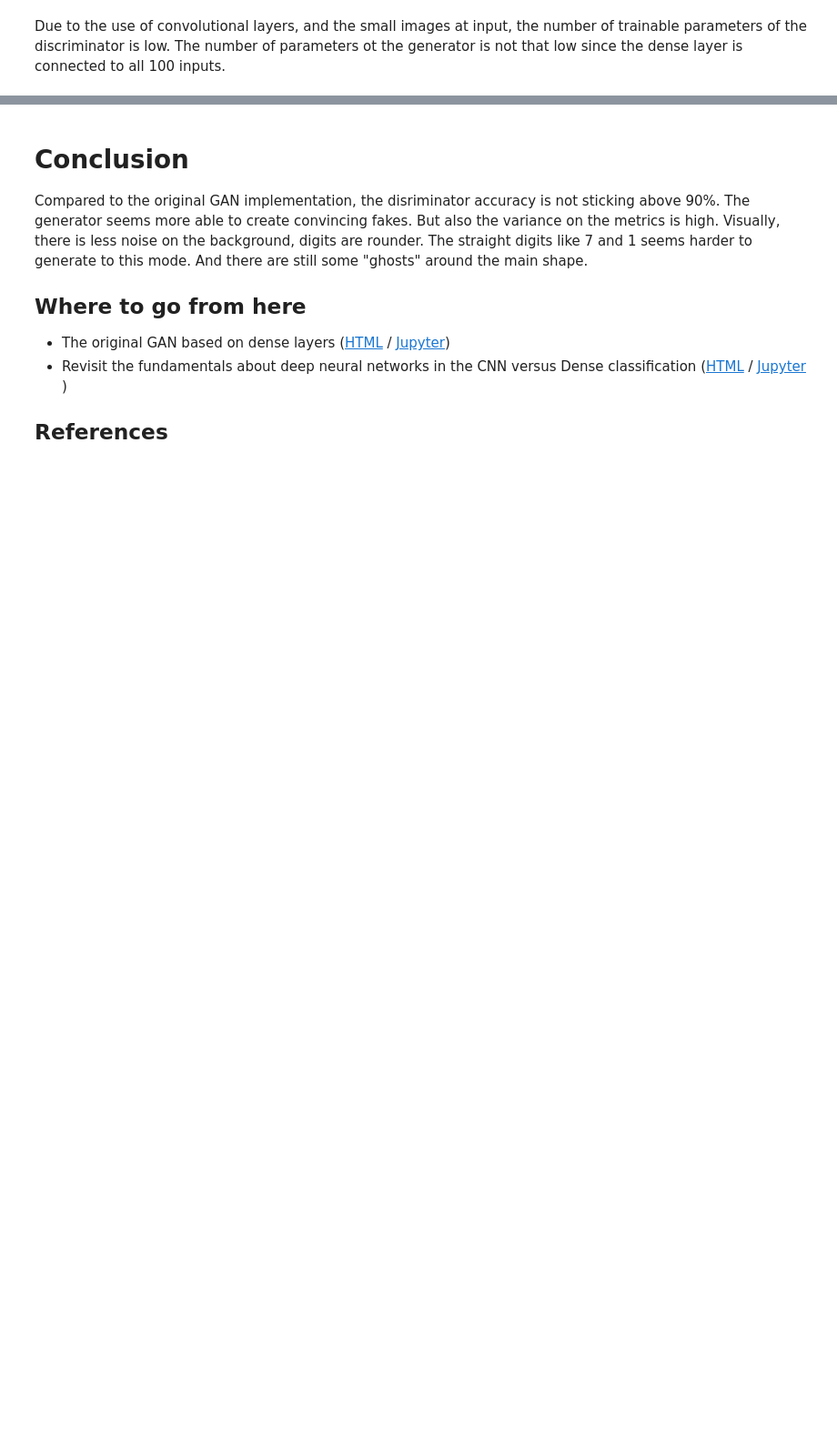
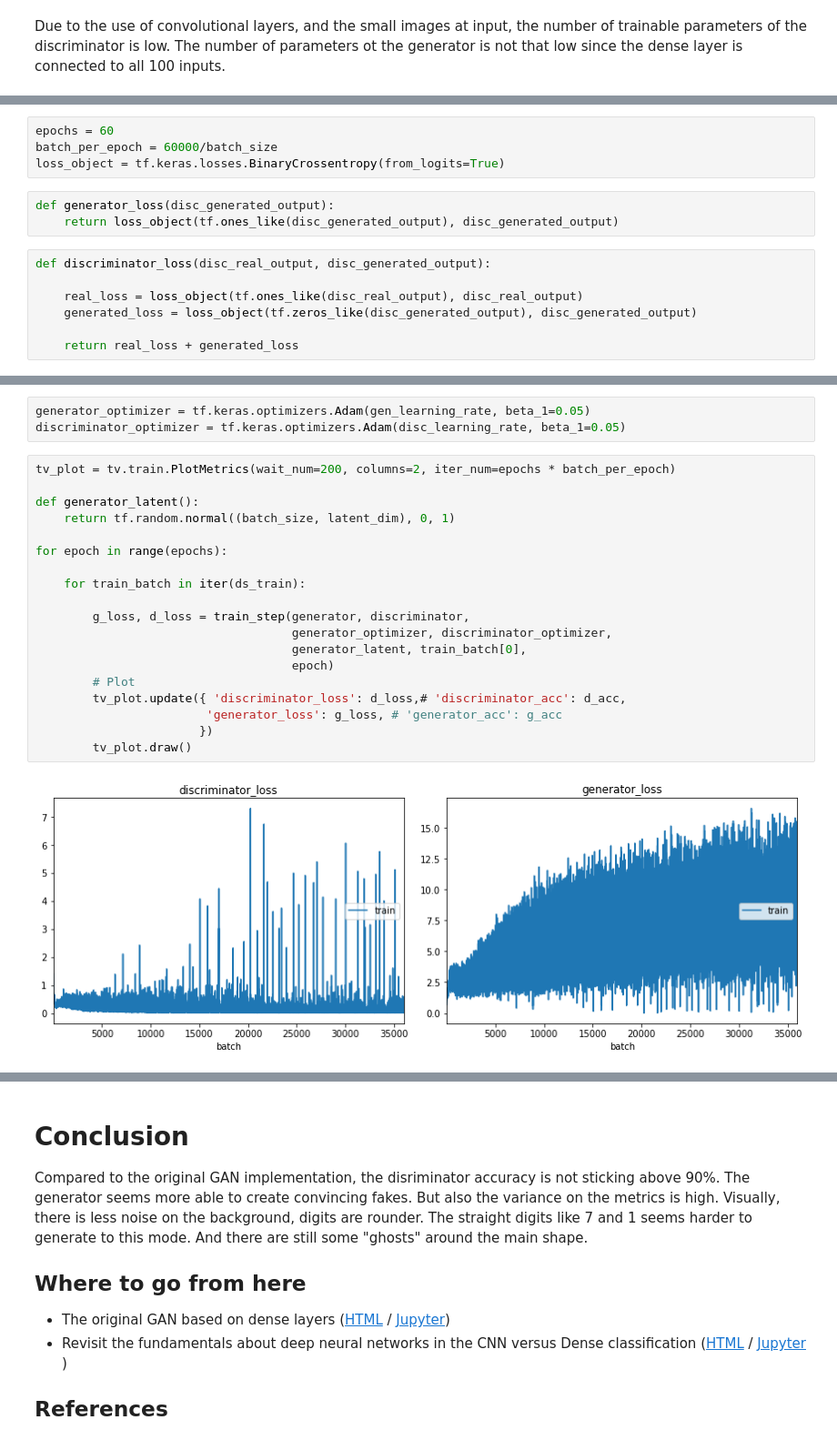
Before and after one commit to tonio73/data-science, a Jupyter notebook: generative/MNIST_SmallDCGAN.ipynb, the cells around one changed output, grey strips where cells are left out. Shown at 91% size. Saved outputs shown, nothing was run; the diff lists cells and outputs as text; blank space fills up the shorter version.

```diff
--- a/generative/MNIST_SmallDCGAN.ipynb
+++ b/generative/MNIST_SmallDCGAN.ipynb
@@ -213,0 +170,14 @@ for epoch in range(epochs):
+# %%
+epochs = 60
+batch_per_epoch = 60000/batch_size
+loss_object = tf.keras.losses.BinaryCrossentropy(from_logits=True)
+# %%
+def generator_loss(disc_generated_output):
+    return loss_object(tf.ones_like(disc_generated_output), disc_generated_output)
+# %%
+def discriminator_loss(disc_real_output, disc_generated_output):
+
+    real_loss = loss_object(tf.ones_like(disc_real_output), disc_real_output)
+    generated_loss = loss_object(tf.zeros_like(disc_generated_output), disc_generated_output)
+
+    return real_loss + generated_loss
@@ -214 +209,25 @@ for epoch in range(epochs):
+# %%
+generator_optimizer = tf.keras.optimizers.Adam(gen_learning_rate, beta_1=0.05)
+discriminator_optimizer = tf.keras.optimizers.Adam(disc_learning_rate, beta_1=0.05)
+# %%
+tv_plot = tv.train.PlotMetrics(wait_num=200, columns=2, iter_num=epochs * batch_per_epoch)
+
+def generator_latent():
+    return tf.random.normal((batch_size, latent_dim), 0, 1)
+
+for epoch in range(epochs):
+
+    for train_batch in iter(ds_train):
+
+        g_loss, d_loss = train_step(generator, discriminator,
+                                    generator_optimizer, discriminator_optimizer,
+                                    generator_latent, train_batch[0],
+                                    epoch)
+        # Plot
+        tv_plot.update({ 'discriminator_loss': d_loss,# 'discriminator_acc': d_acc,
+                        'generator_loss': g_loss, # 'generator_acc': g_acc
+                       })
+        tv_plot.draw()
+# %% [output]
+[figure, added]
 # %%
```
Also changed, not shown: parts of 10 cells of this notebook, 6 other files.
